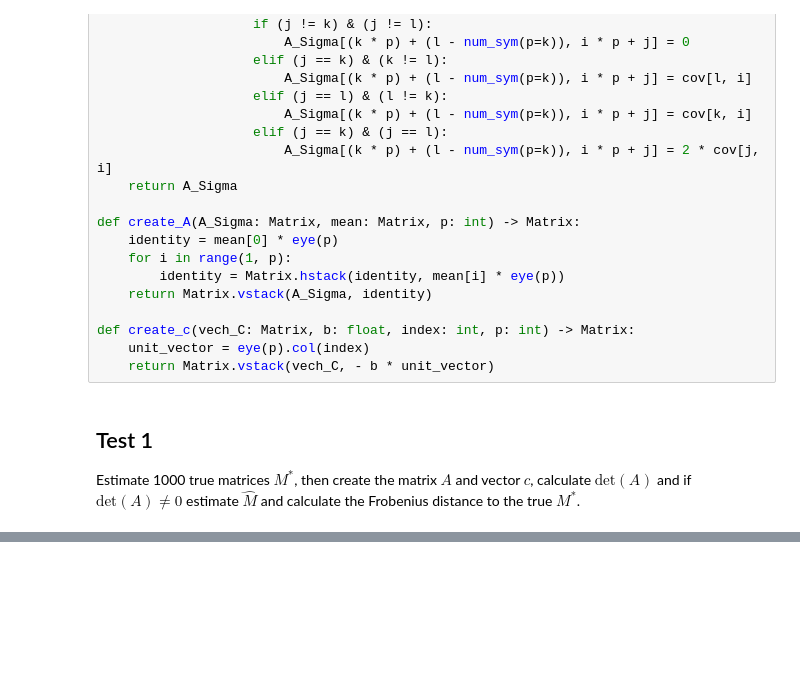
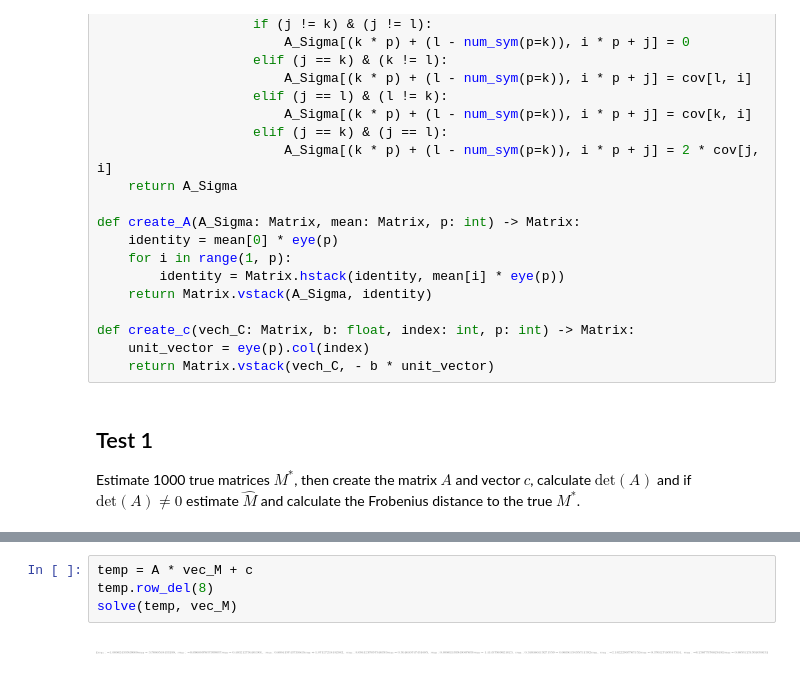
Before and after one commit to eva-resch/tum_masterthesis, a Jupyter notebook: experiments_3_nodes.ipynb, the cells around one changed output, grey strips where cells are left out. Drawn from its saved outputs; the diff is of its cells as text; blank space fills up the shorter version.

```diff
--- a/experiments_3_nodes.ipynb
+++ b/experiments_3_nodes.ipynb
@@ -157,0 +171,6 @@ A * vec_M + c
+# %%
+temp = A * vec_M + c
+temp.row_del(8)
+solve(temp, vec_M)
+# %% [output]
+[figure, added]
```
Also changed, not shown: parts of 58 cells of this notebook.
